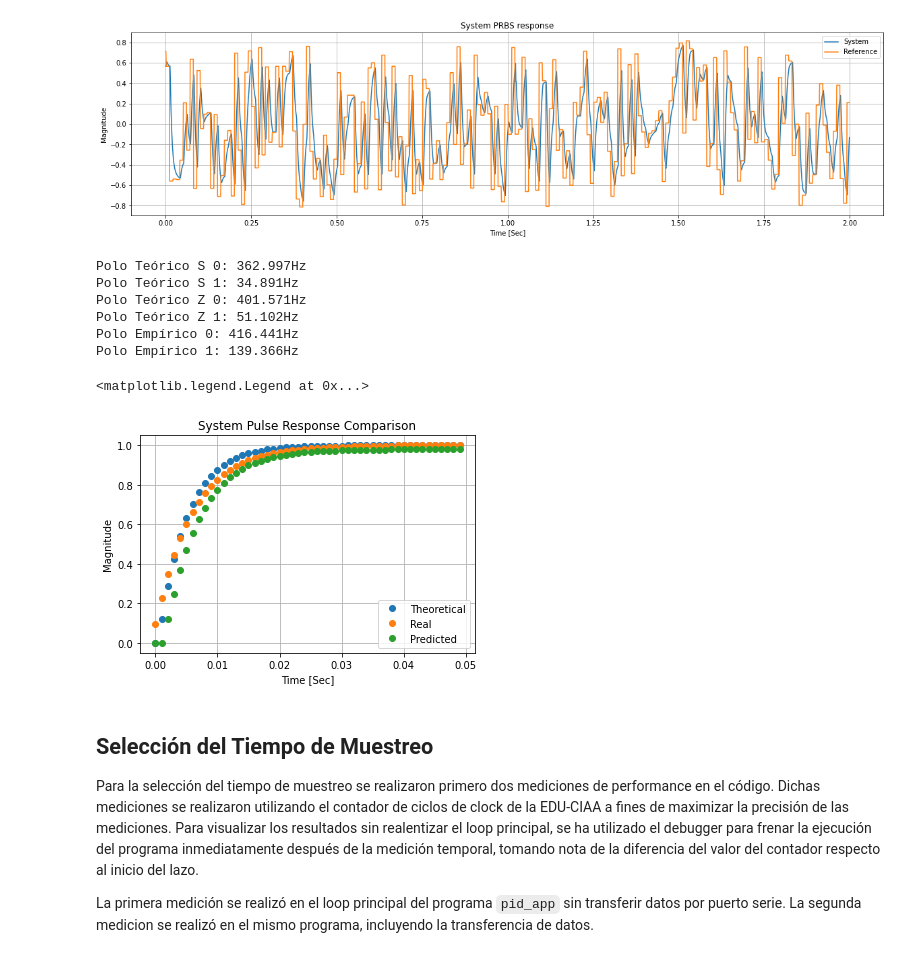
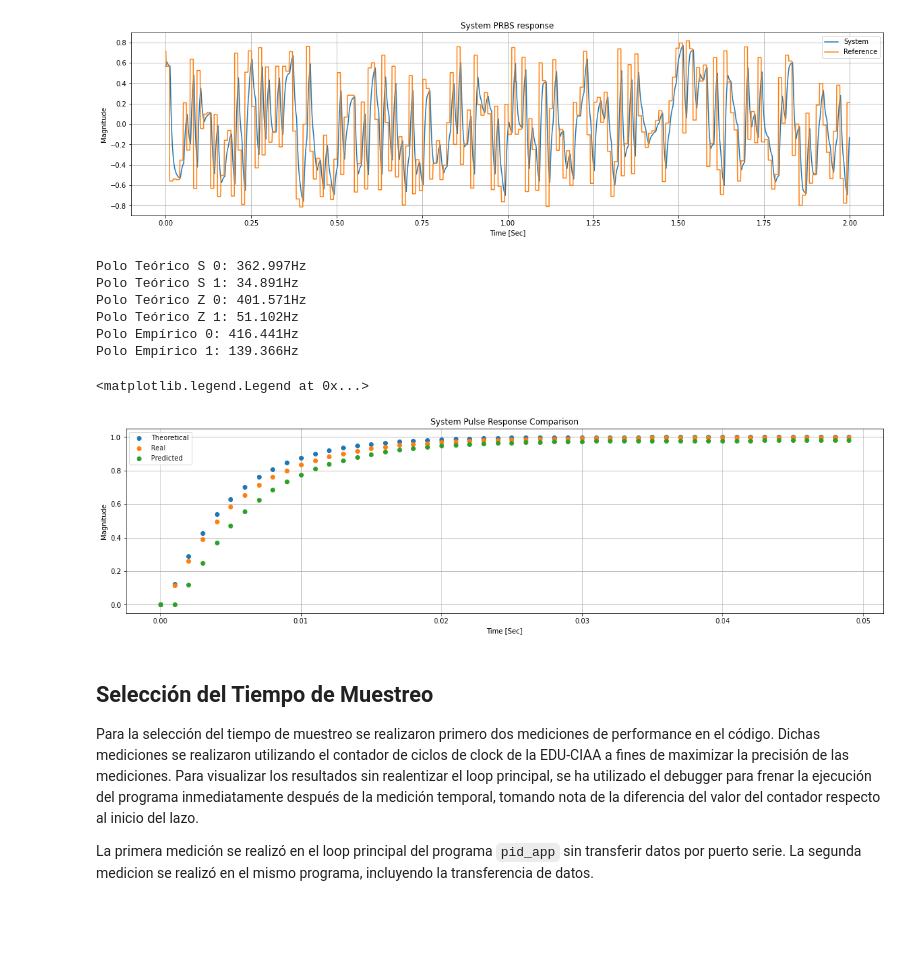
Before and after one commit to lorsi96/System-Identification-Control-for-RCRC-Circuit, a Jupyter notebook: informe.ipynb, the cells around one changed output. Saved outputs shown, nothing was run; the diff lists cells and outputs as text; code cells hidden in the pictures; blank space fills up the shorter version.

```diff
--- a/informe.ipynb
+++ b/informe.ipynb
@@ -10,7 +10,25 @@ SQ_WAVE_F_HZ = 10
 SAMPLES_PER_PERIOD = SR_F_HZ // SQ_WAVE_F_HZ
 
 # Cargamos los datos.
-data = pd.read_csv('csvs/step_resp.csv')
+data = pd.read_csv('csvs/resp_step_half.csv')
+
+def rotate_right(df, column_name, n=1):
+    # Shift the column values n positions to the right
+    shifted_column = df[column_name].shift(n)
+
+    # Replace the first n values with the last n values
+    shifted_column.iloc[:n] = 1
+
+    # Replace the original column with the shifted column
+    df[column_name] = shifted_column
+
+    return df
+
+# Normalization
+for label in 'ADC', 'DAC':
+    data[label] = (data[label] - data[label].min()) / (data[label].max() - data[label].min())
+
+rotate_right(data, 'DAC', n=2)
 
 # Ploteamos dos ciclos.
 plt.figure(figsize=(20, 5))
@@ -108,36 +126,37 @@ ss_2 = tf2ss(numz_1, denz_1)
 for i, pole_hz in enumerate((poles(hz_1) * SR_F_HZ / 2)):
     print(f'Polo Teórico Z {i}: {float(pole_hz.real):.3f}Hz')
 
 
 # Transferencia reconstruida por LS del modelo
 knum = [-3.58746428e-05, 5.19713034e-04, 1.17608695e-01]
 den = [1, -1.11161405, 0.23215067]
 rls_tf = tf(np.array(knum), np.array(den), dt=1/SR_F_HZ)
 ss_rls = tf2ss(rls_tf)
 for i, pole_hz in enumerate(poles(rls_tf)* SR_F_HZ / 2):
     print(f'Polo Empírico {i}: {float(pole_hz.real):.3f}Hz')
 
 # Comparamos la respuesta al escalón con las anteriores
 t, hz_out = step_response(hz_1)
 t_rls, hz_out_rls = step_response(ss_rls, T=0.01)
-s = signal.lfilter(knum, den, data['DAC'][:SR_F_HZ//SQ_WAVE_F_HZ//2])
+s = signal.lfilter(knum, den, data['DAC'][2:SR_F_HZ//SQ_WAVE_F_HZ//2+2])
+plt.figure(figsize=(20, 5))
 plt.plot(t[:SR_F_HZ//SQ_WAVE_F_HZ//2], hz_out[:SR_F_HZ//SQ_WAVE_F_HZ//2], 'o', label='Theoretical')
-plt.plot(data['Time'][:(SR_F_HZ//SQ_WAVE_F_HZ//2)], data['ADC'][:(SR_F_HZ//SQ_WAVE_F_HZ//2)], 'o', label='Real')
+plt.plot(t[:SR_F_HZ//SQ_WAVE_F_HZ//2], data['ADC'][:(SR_F_HZ//SQ_WAVE_F_HZ//2)], 'o', label='Real')
 plt.plot(t[:SR_F_HZ//SQ_WAVE_F_HZ//2], s, 'o', label='Predicted')
 plt.grid()
 plt.title('System Pulse Response Comparison')
 plt.ylabel('Magnitude')
 plt.xlabel('Time [Sec]')
 plt.legend()
 # %% [output]
 Polo Teórico S 0: 362.997Hz
 Polo Teórico S 1: 34.891Hz
 Polo Teórico Z 0: 401.571Hz
 Polo Teórico Z 1: 51.102Hz
 Polo Empírico 0: 416.441Hz
 Polo Empírico 1: 139.366Hz
 <matplotlib.legend.Legend at 0x...>
-[figure, old version]
+[figure, new version]
 # %% [markdown]
 ## Selección del Tiempo de Muestreo
 Para la selección del tiempo de muestreo se realizaron primero dos mediciones
```
Also changed, not shown: parts of 9 cells of this notebook, 12 other files.
